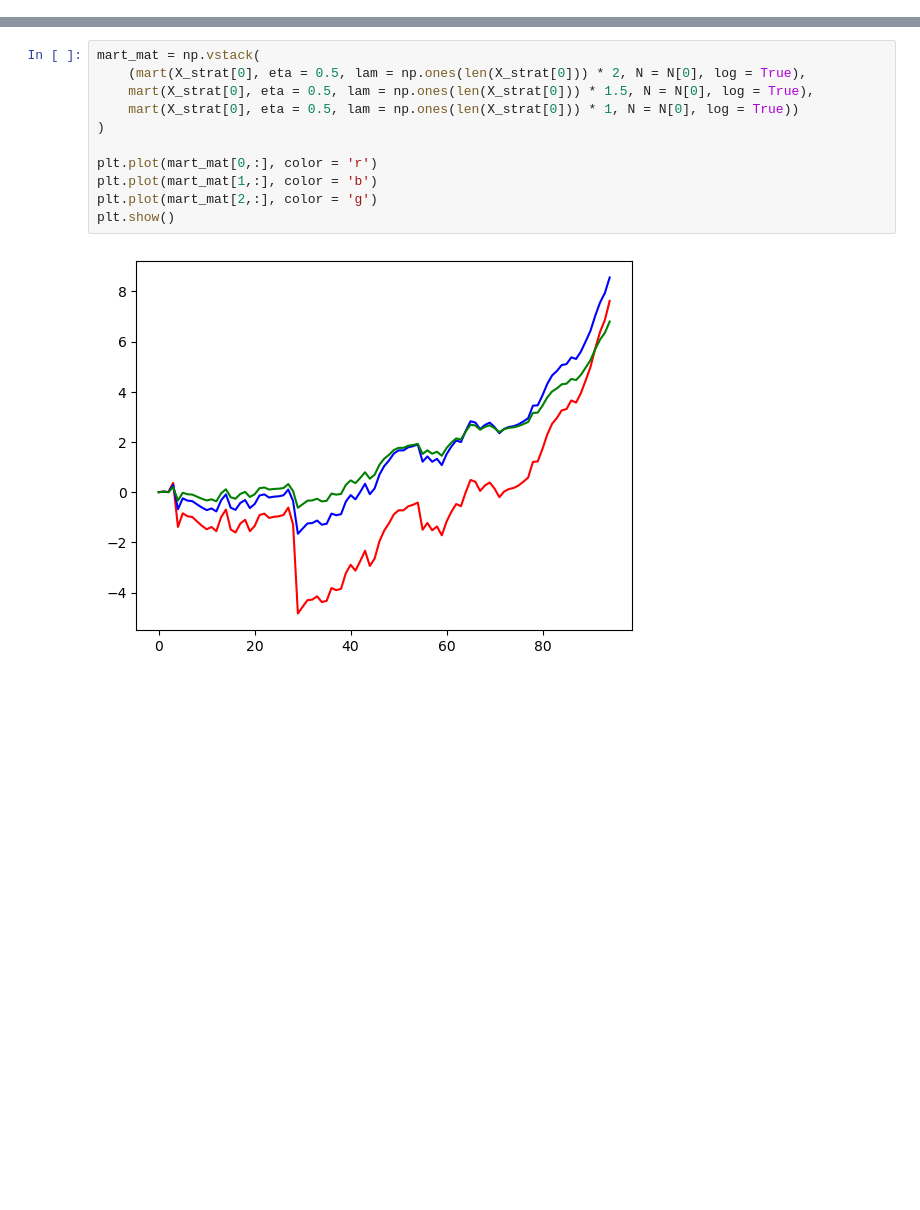
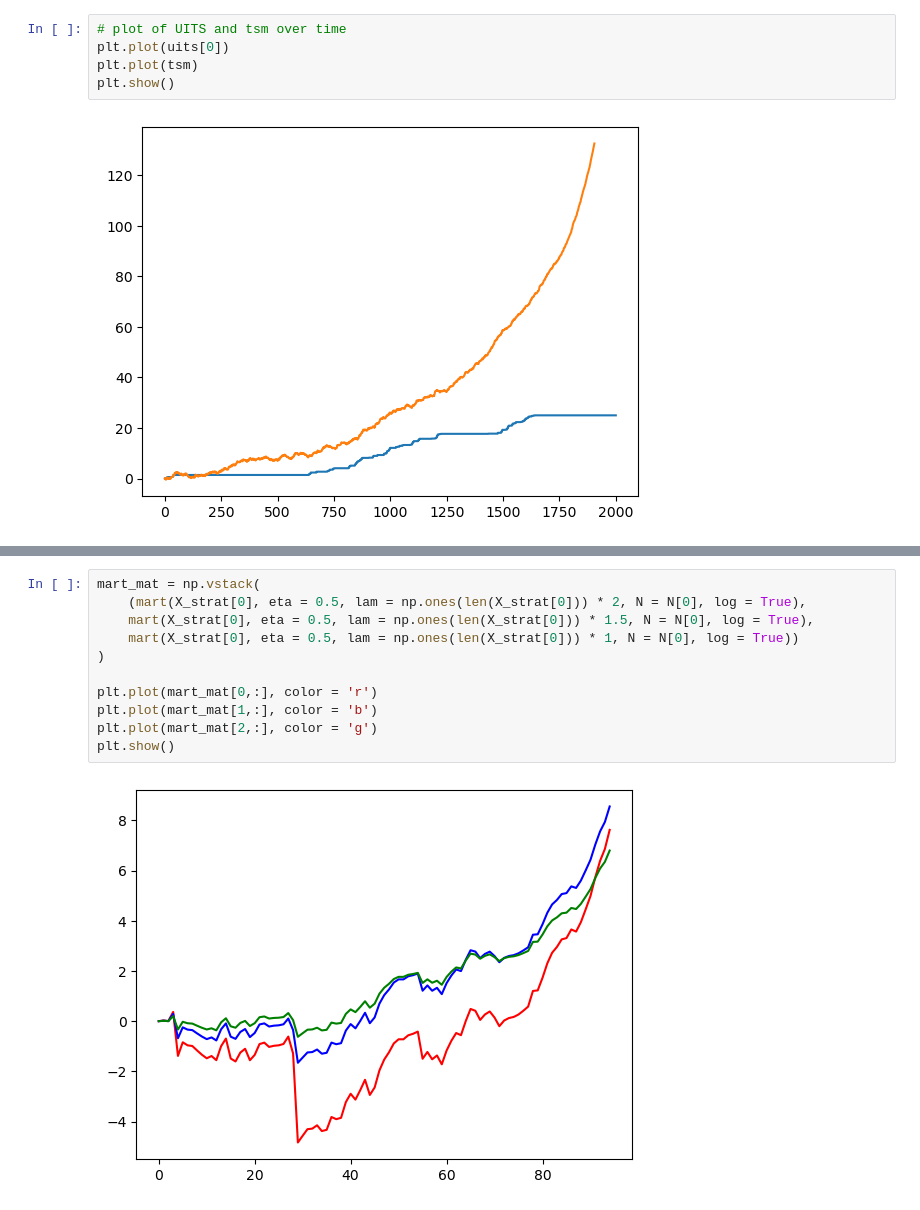
Before and after one commit to spertus/UI-TS, a Jupyter notebook: Code/stratification.ipynb, the cells around one changed output, grey strips where cells are left out. Drawn from its saved outputs; the diff is of its cells as text; blank space fills up the shorter version.

```diff
--- a/Code/stratification.ipynb
+++ b/Code/stratification.ipynb
@@ -23,0 +112,7 @@ np.random.seed(1337)
+# %%
+# plot of UITS and tsm over time
+plt.plot(uits[0])
+plt.plot(tsm)
+plt.show()
+# %% [output]
+[figure, added]
```
Also changed, not shown: parts of 18 cells of this notebook, 3 other files.
